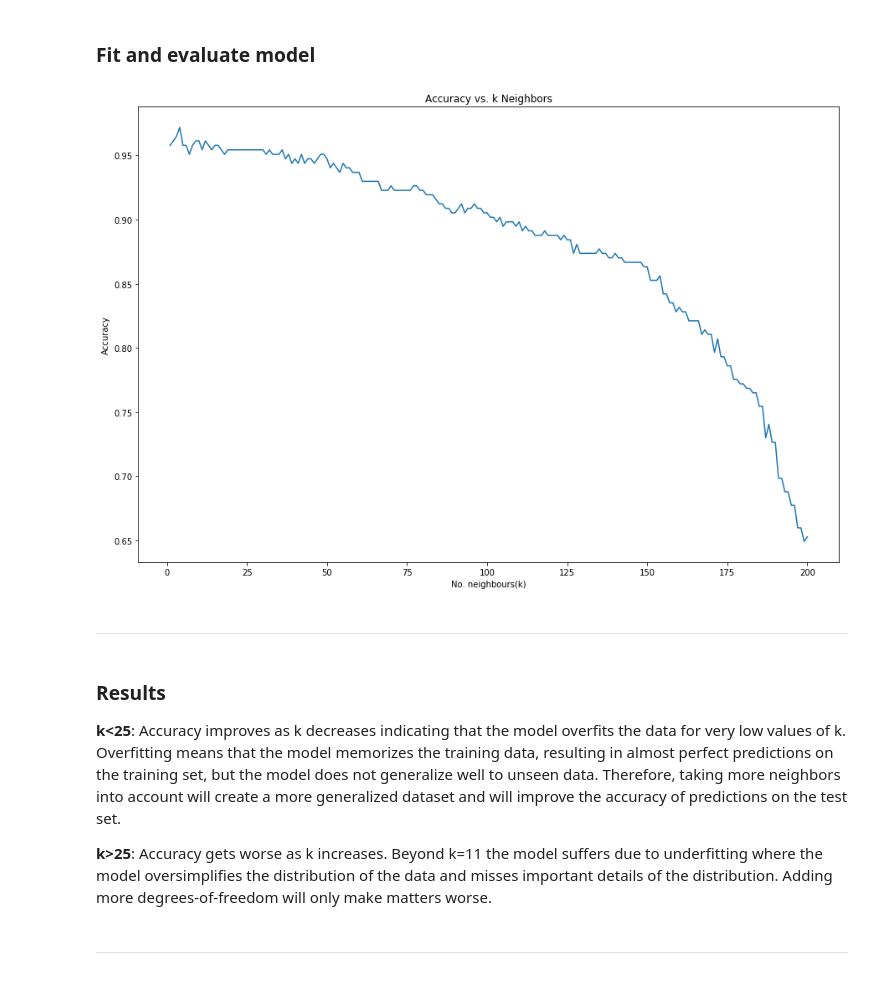
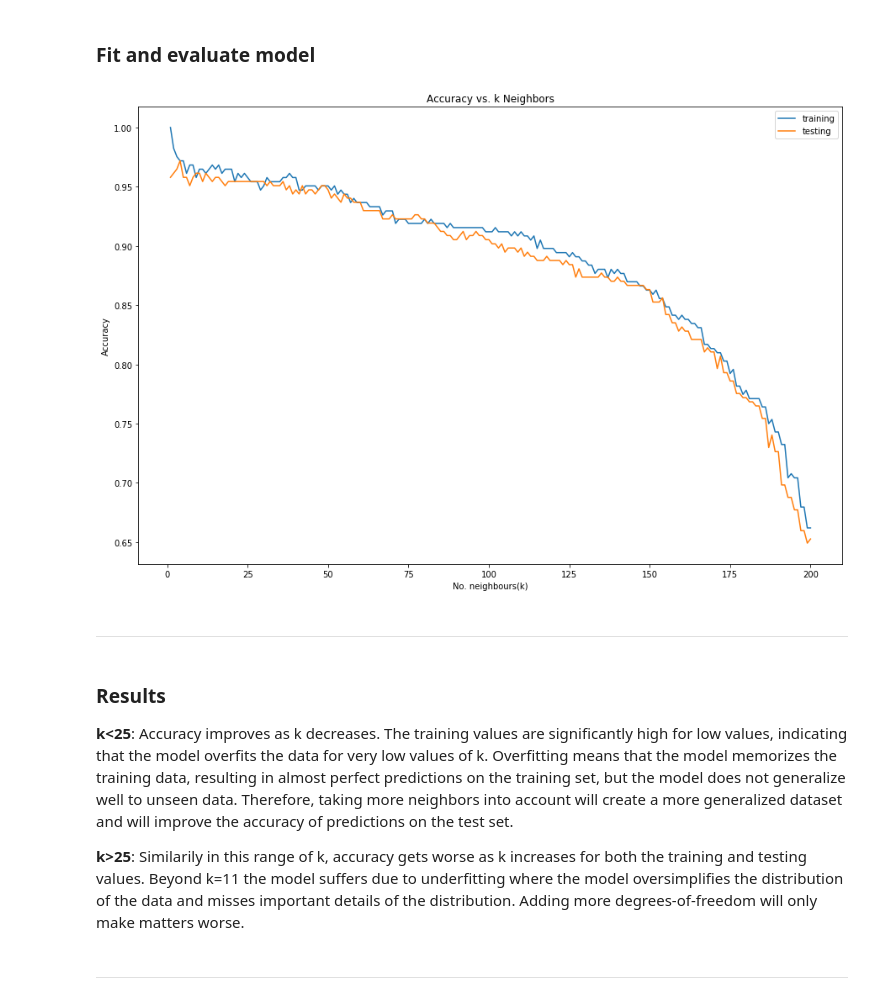
Before and after one commit to KxSystems/mlnotebooks, a Jupyter notebook: notebooks/09 K Nearest Neighbours.ipynb, the cells around one changed output. Drawn from its saved outputs; the diff is of its cells as text; code cells hidden in the pictures.

```diff
--- a/notebooks/09 K Nearest Neighbours.ipynb
+++ b/notebooks/09 K Nearest Neighbours.ipynb
@@ -123,34 +123,39 @@ ytest | 285
 # %%
 knn:.p.import[`sklearn.neighbors]`:KNeighborsClassifier
 checkaccuracy:{[d;k]
  clf:knn[`n_neighbors pykw k;`metric pykw"minkowski"];
  clf[`:fit]. d`xtrain`ytrain;
- pred:clf[`:predict][d`xtest]`;
- .ml.accuracy[pred;datadict`ytest]}
+ predtr:clf[`:predict][d`xtrain]`;
+ predtst:clf[`:predict][d`xtest]`;
+ acctr:.ml.accuracy[predtr;datadict`ytrain];
+ acctst:.ml.accuracy[predtst;datadict`ytest];
+ `tr`tst!(acctr;acctst)}
 
 / evaluate 1 <= k <= 200
 accuracies:checkaccuracy[datadict]each k:1+til 200
 
 plot:.p.wrap each`fig`ax!plt[`:subplots][]`;
 plot[`fig][`:set_figheight]10;
 plot[`fig][`:set_figwidth]15;
-plot[`ax][`:plot][k;accuracies];
+plot[`ax][`:plot][k;accuracies`tr;`label pykw`training];
+plot[`ax][`:plot][k;accuracies`tst;`label pykw`testing];
+plt[`:legend][];
 plt[`:xlabel]"No. neighbours(k)";
 plt[`:ylabel]"Accuracy";
 plt[`:title]"Accuracy vs. k Neighbors";
 plt[`:show][];
 # %% [output]
-[figure, old version]
+[figure, new version]
 # %% [markdown]
 ---
 # %% [markdown]
 ### Results
 
 **k<25**:
-Accuracy improves as k decreases indicating that the model overfits the data for very low values of k. Overfitting means that the model memorizes the training data, resulting in almost perfect predictions on the training set, but the model does not generalize well to unseen data. Therefore, taking more neighbors into account will create a more generalized dataset and will improve the accuracy of predictions on the test set.
+Accuracy improves as k decreases. The training values are significantly high for low values, indicating that the model overfits the data for very low values of k. Overfitting means that the model memorizes the training data, resulting in almost perfect predictions on the training set, but the model does not generalize well to unseen data. Therefore, taking more neighbors into account will create a more generalized dataset and will improve the accuracy of predictions on the test set.
 
 **k>25**:
-Accuracy gets worse as k increases. Beyond k=11 the model suffers due to underfitting where the model oversimplifies the distribution of the data and misses important details of the distribution. Adding more degrees-of-freedom will only make matters worse.
+Similarily in this range of k, accuracy gets worse as k increases for both the training and testing values. Beyond k=11 the model suffers due to underfitting where the model oversimplifies the distribution of the data and misses important details of the distribution. Adding more degrees-of-freedom will only make matters worse.
 # %% [markdown]
 ---
 # %% [markdown]
```
Also changed, not shown: parts of 2 cells of this notebook, 15 other files.
